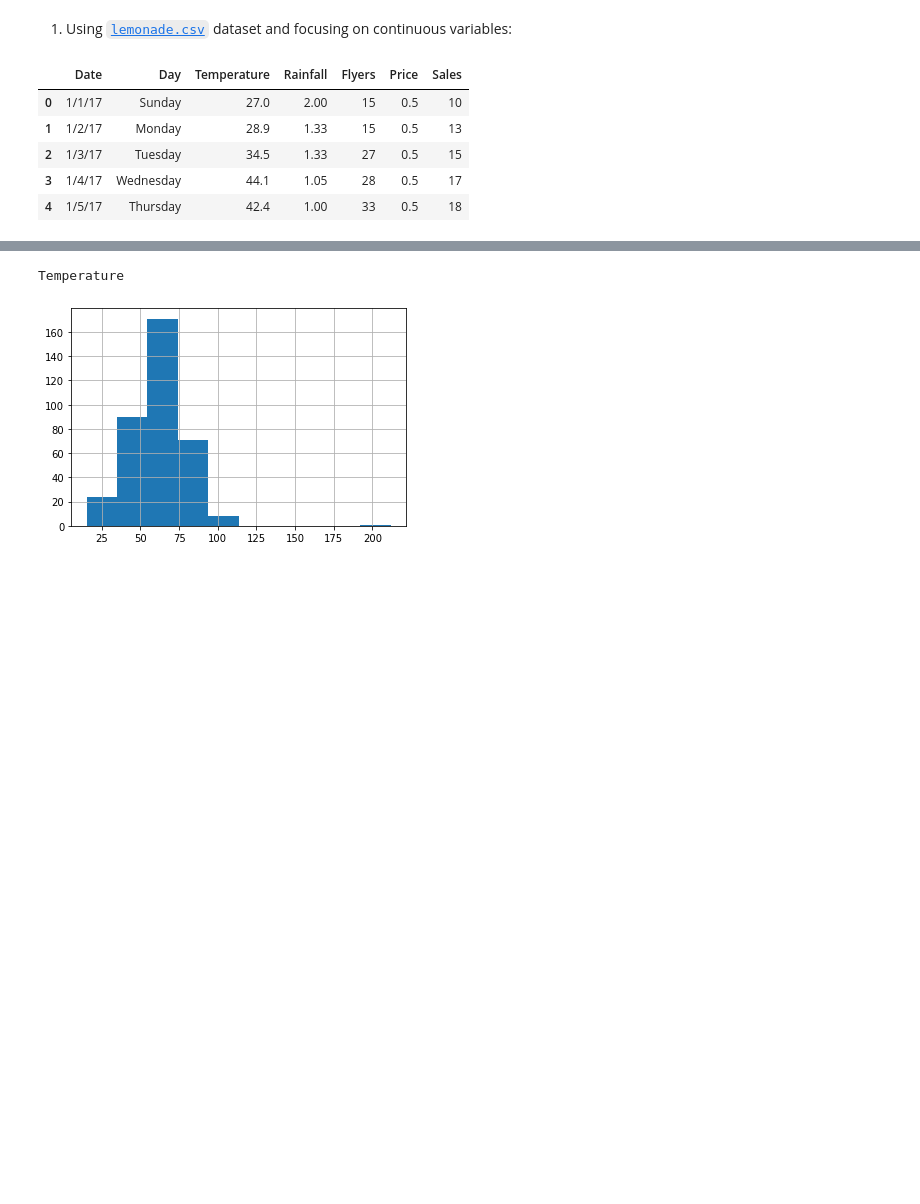
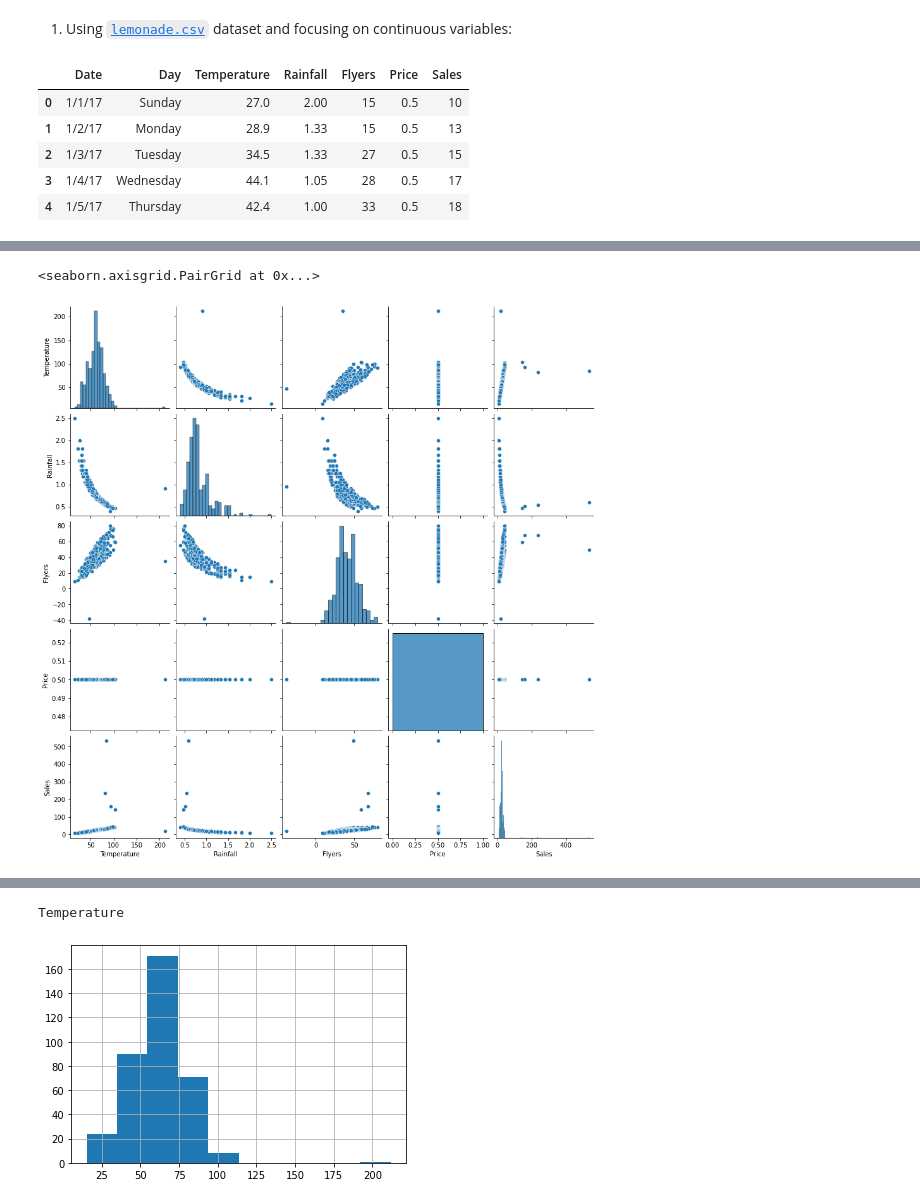
Before and after one commit to o0amandagomez0o/anomaly-detection-exercises, a Jupyter notebook: continuous_probabilistic_methods.ipynb, the cells around one changed output, grey strips where cells are left out. Cells and saved outputs as stored; diff of their text form; code cells hidden in the pictures; blank space fills up the shorter version.

```diff
--- a/continuous_probabilistic_methods.ipynb
+++ b/continuous_probabilistic_methods.ipynb
@@ -46,0 +64,2 @@ df.head()
+# %%
+df.Date = pd.to_datetime(df.Date)
@@ -47,2 +80,7 @@ df.head()
+# %%
+sns.pairplot(df)
+# %% [output]
+<seaborn.axisgrid.PairGrid at 0x...>
+[figure, added]
 # %%
 columns = ['Temperature', 'Rainfall', 'Flyers', 'Price', 'Sales']
```
Also changed, not shown: parts of 21 cells of this notebook.
